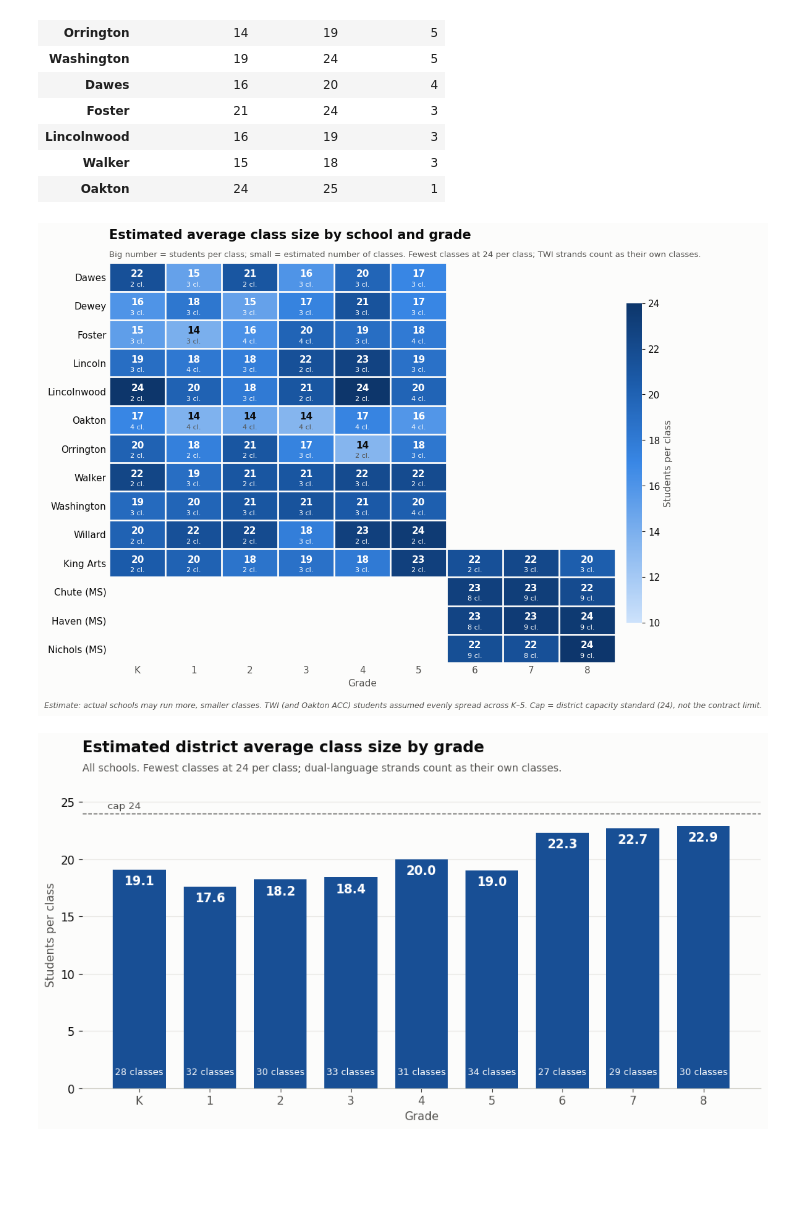
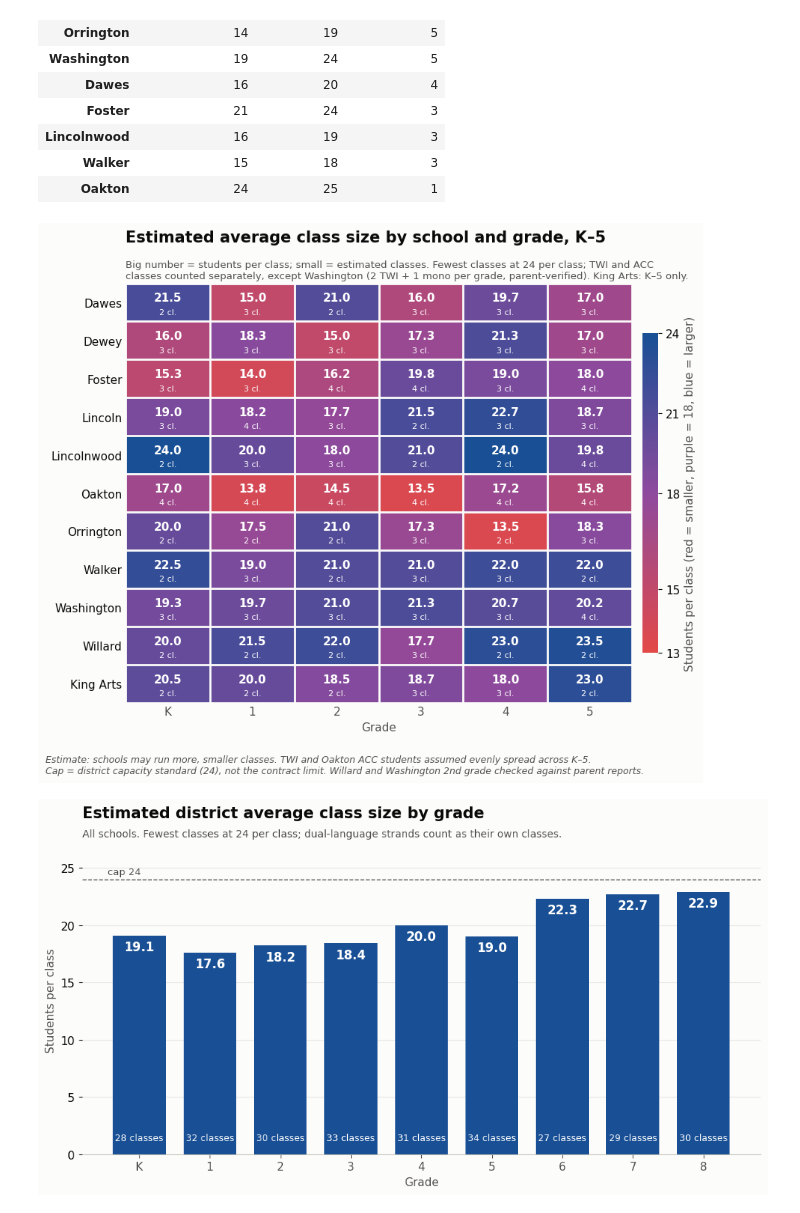
Before and after one commit to jmclip/enrollment_fall26, a Jupyter notebook: d65_enrollment_by_building.ipynb, the cells around one changed output. Saved outputs shown, nothing was run; the diff lists cells and outputs as text; code cells hidden in the pictures; blank space fills up the shorter version.

Commit message:
enrollment heatmap

```diff
--- a/d65_enrollment_by_building.ipynb
+++ b/d65_enrollment_by_building.ipynb
@@ -990,41 +990,49 @@ Spare classrooms (elementary + King Arts, upper bound): 56
 | Walker | 15 | 18 | 3 |
 | Oakton | 24 | 25 | 1 |
 # %%
-# Heatmap: average class size by school and grade
+# Heatmap: average class size by school and grade, elementary schools K-5 only (middle schools and King Arts 6-8 left out)
 from matplotlib.colors import LinearSegmentedColormap
 ramp = LinearSegmentedColormap.from_list('blue_seq', ['#cde2fb', '#86b6ef', '#3987e5', '#1c5cab', '#0d366b'])
 order = ['Dawes', 'Dewey', 'Foster', 'Lincoln', 'Lincolnwood', 'Oakton', 'Orrington', 'Walker', 'Washington', 'Willard',
-         'King Arts', 'Chute (MS)', 'Haven (MS)', 'Nichols (MS)']
-H = size_wide.reindex(order)
-S = sections_wide.drop(columns='total').reindex(order)
+         'King Arts']
+K5 = [0, 1, 2, 3, 4, 5]
+H = size_wide.reindex(order)[K5]
+S = sections_wide.drop(columns='total').reindex(order)[K5]
 
-fig, ax = plt.subplots(figsize=(11, 8))
-im = ax.imshow(H.values.astype(float), cmap=ramp, vmin=10, vmax=24, aspect='auto')
+fig, ax = plt.subplots(figsize=(9, 7.5))
+# Diverging scale: red (small classes) -> purple (18) -> blue (large classes)
+from matplotlib.colors import TwoSlopeNorm
+MID = 18
+vals = H.values.astype(float)
+red_blue = LinearSegmentedColormap.from_list('red_purple_blue', [RED, '#8e4a9e', DARK_BLUE])
+norm = TwoSlopeNorm(vmin=13, vcenter=MID, vmax=24)
+im = ax.imshow(vals, cmap=red_blue, norm=norm, aspect='auto')
 for i in range(H.shape[0]):
     for j in range(H.shape[1]):
         v = H.iat[i, j]
         if pd.notna(v):
-            dark = v >= 15
-            ax.text(j, i - 0.12, f'{v:.0f}', ha='center', va='center', fontsize=11, fontweight='bold', color='white' if dark else INK)
+            dark = True                     # every color on this scale is dark enough for white text
+            ax.text(j, i - 0.12, f'{v:.1f}', ha='center', va='center', fontsize=11, fontweight='bold', color='white' if dark else INK)
             ax.text(j, i + 0.25, f'{int(S.iat[i, j])} cl.', ha='center', va='center', fontsize=8, color='white' if dark else MUTED)
-ax.set_xticks(range(9), ['K', '1', '2', '3', '4', '5', '6', '7', '8'])
+ax.set_xticks(range(6), ['K', '1', '2', '3', '4', '5'])
 ax.set_yticks(range(len(order)), order)
 ax.tick_params(length=0); ax.grid(False)
 for sp in ax.spines.values(): sp.set_visible(False)
-ax.set_xticks(np.arange(-.5, 9, 1), minor=True); ax.set_yticks(np.arange(-.5, len(order), 1), minor=True)
+ax.set_xticks(np.arange(-.5, 6, 1), minor=True); ax.set_yticks(np.arange(-.5, len(order), 1), minor=True)
 ax.grid(which='minor', color='#fcfcfb', linewidth=2); ax.tick_params(which='minor', length=0)
 ax.set_xlabel('Grade')
-ax.set_title('Estimated average class size by school and grade', loc='left', fontsize=15, fontweight='bold', color=INK, pad=28)
-ax.text(0, 1.015, 'Big number = students per class; small = estimated number of classes. Fewest classes at 24 per class; TWI strands count as their own classes.',
+ax.set_title('Estimated average class size by school and grade, K–5', loc='left', fontsize=15, fontweight='bold', color=INK, pad=40)
+ax.text(0, 1.012, 'Big number = students per class; small = estimated classes. Fewest classes at 24 per class; TWI and ACC\nclasses counted separately, except Washington (2 TWI + 1 mono per grade, parent-verified). King Arts: K–5 only.',
         transform=ax.transAxes, fontsize=9.5, color=MUTED)
-cb = fig.colorbar(im, ax=ax, fraction=0.03, pad=0.02); cb.outline.set_visible(False); cb.set_label('Students per class', color=MUTED)
-plt.tight_layout(rect=(0, 0.03, 1, 1))
-fig.text(0.01, 0.01, 'Estimate: actual schools may run more, smaller classes. TWI (and Oakton ACC) students assumed evenly spread across K–5. Cap = district capacity standard (24), not the contract limit.',
+cb = fig.colorbar(im, ax=ax, fraction=0.03, pad=0.02); cb.outline.set_visible(False)
+cb.set_ticks([13, 15, 18, 21, 24]); cb.set_label('Students per class (red = smaller, purple = 18, blue = larger)', color=MUTED)
+plt.tight_layout(rect=(0, 0.06, 1, 1))
+fig.text(0.01, 0.01, 'Estimate: schools may run more, smaller classes. TWI and Oakton ACC students assumed evenly spread across K–5.\nCap = district capacity standard (24), not the contract limit. Willard and Washington 2nd grade checked against parent reports.',
          fontsize=9, color=MUTED, style='italic')
 fig.savefig('images/chart_class_size_heatmap.png', dpi=200)
 plt.show()
 # %% [output]
-[figure, old version]
+[figure, new version]
 # %%
 # District average class size by grade
 fig, ax = plt.subplots(figsize=(10, 5.5))
```
Also changed, not shown: parts of 2 cells of this notebook, 4 other files.
